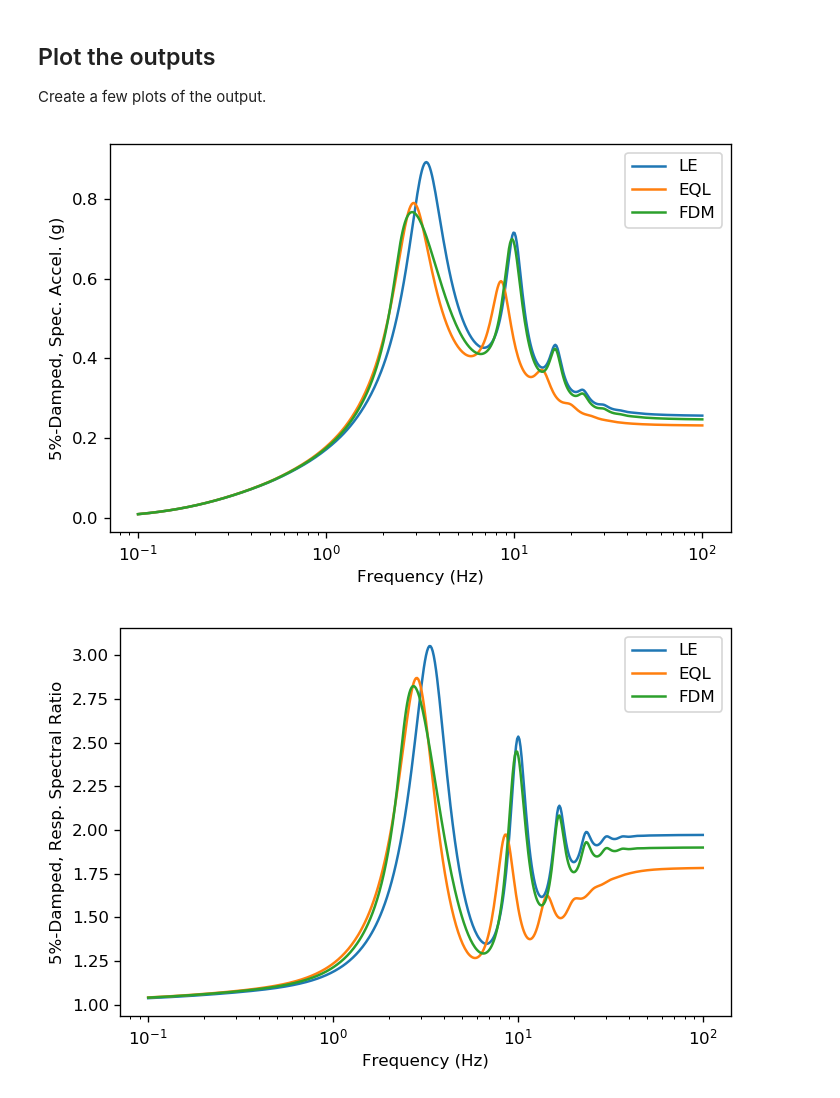
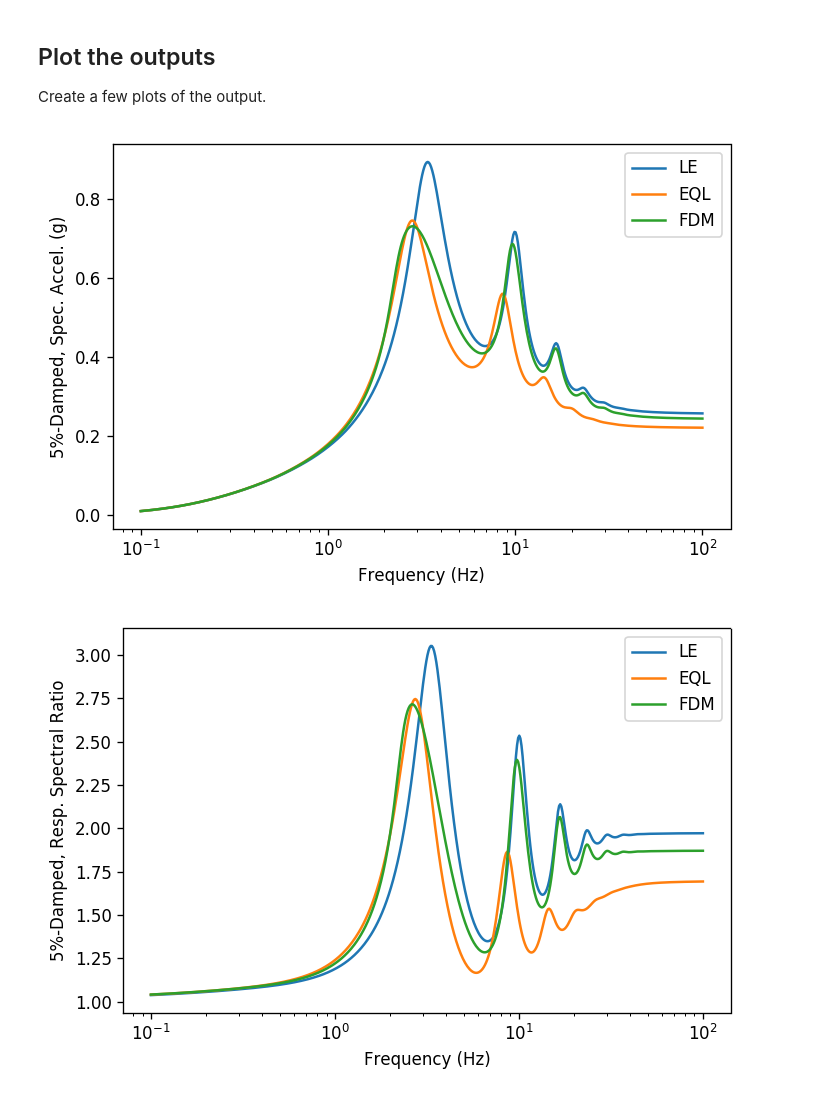
Before and after one commit to arkottke/pystrata, a Jupyter notebook: examples/example-03.ipynb, the cells around one changed output. Saved outputs shown, nothing was run; the diff lists cells and outputs as text; code cells hidden in the pictures.

```diff
--- a/examples/example-03.ipynb
+++ b/examples/example-03.ipynb
@@ -37,7 +37,7 @@ profile = pysra.site.Profile([
         ),
         0, 1200
     ),
-])
+]).auto_discretize()
 # %% [markdown]
 ## Create the site response calculator
 # %%
@@ -72,7 +72,7 @@ outputs = pysra.output.OutputCollection(
         # Damping
         0.05
     ),
-
+    pysra.output.MaxStrainProfile(),
 )
 # %% [markdown]
 ## Perform the calculation
@@ -87,13 +87,13 @@ for name, calc in calcs:
 
 Create a few plots of the output.
 # %%
-for o in outputs:
+for o in outputs[:-1]:
     fig, ax = plt.subplots()
     for name, refs, values in o.iter_results():
         ax.plot(refs, values, label=name)
     ax.set(xlabel=o.xlabel, xscale='log', ylabel=o.ylabel)
     ax.legend()
     fig.tight_layout();
 # %% [output]
-[figure, old version]
+[figure, new version]
-[figure, old version]
+[figure, new version]
```
Also changed, not shown: parts of 1 cell of this notebook, 1 other file.
